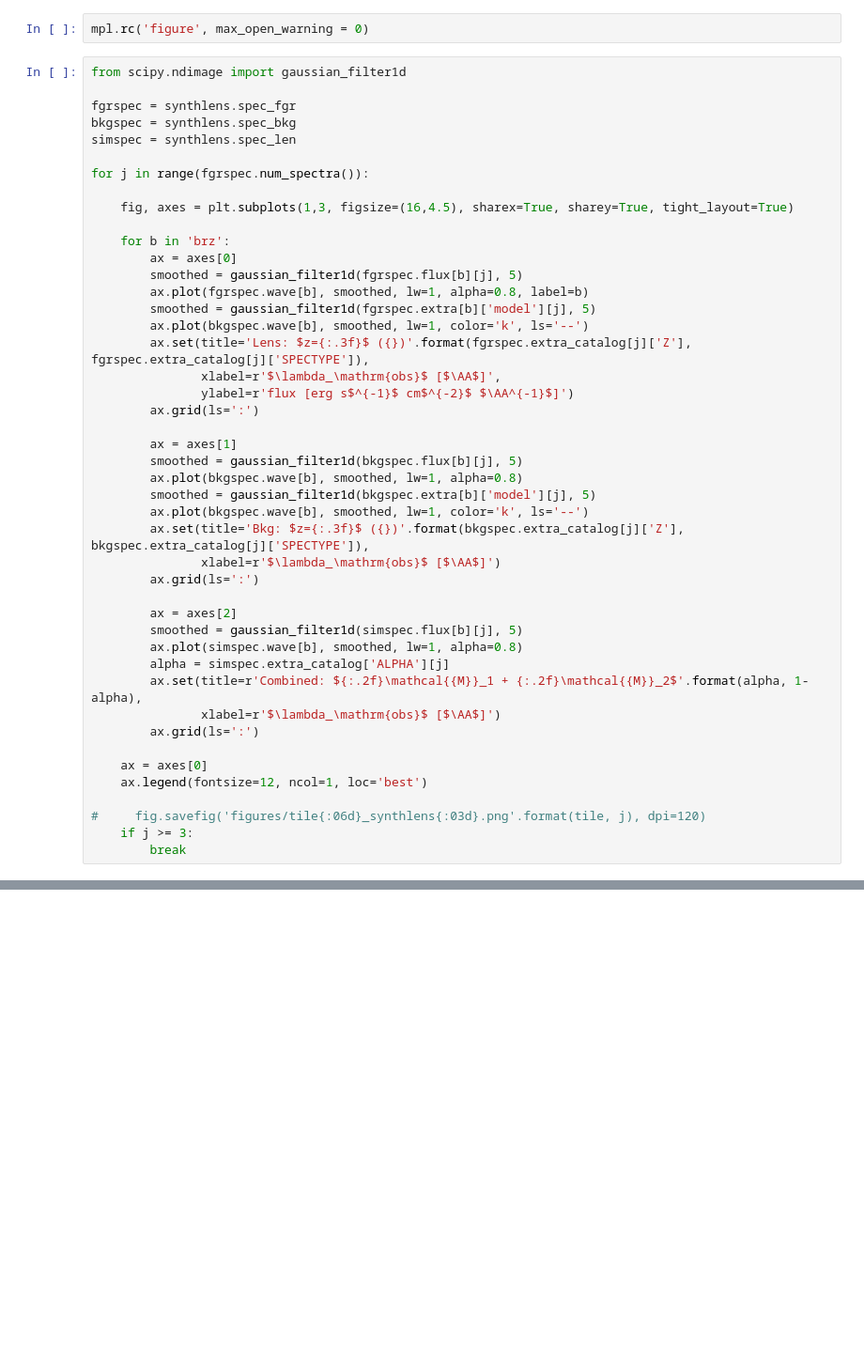
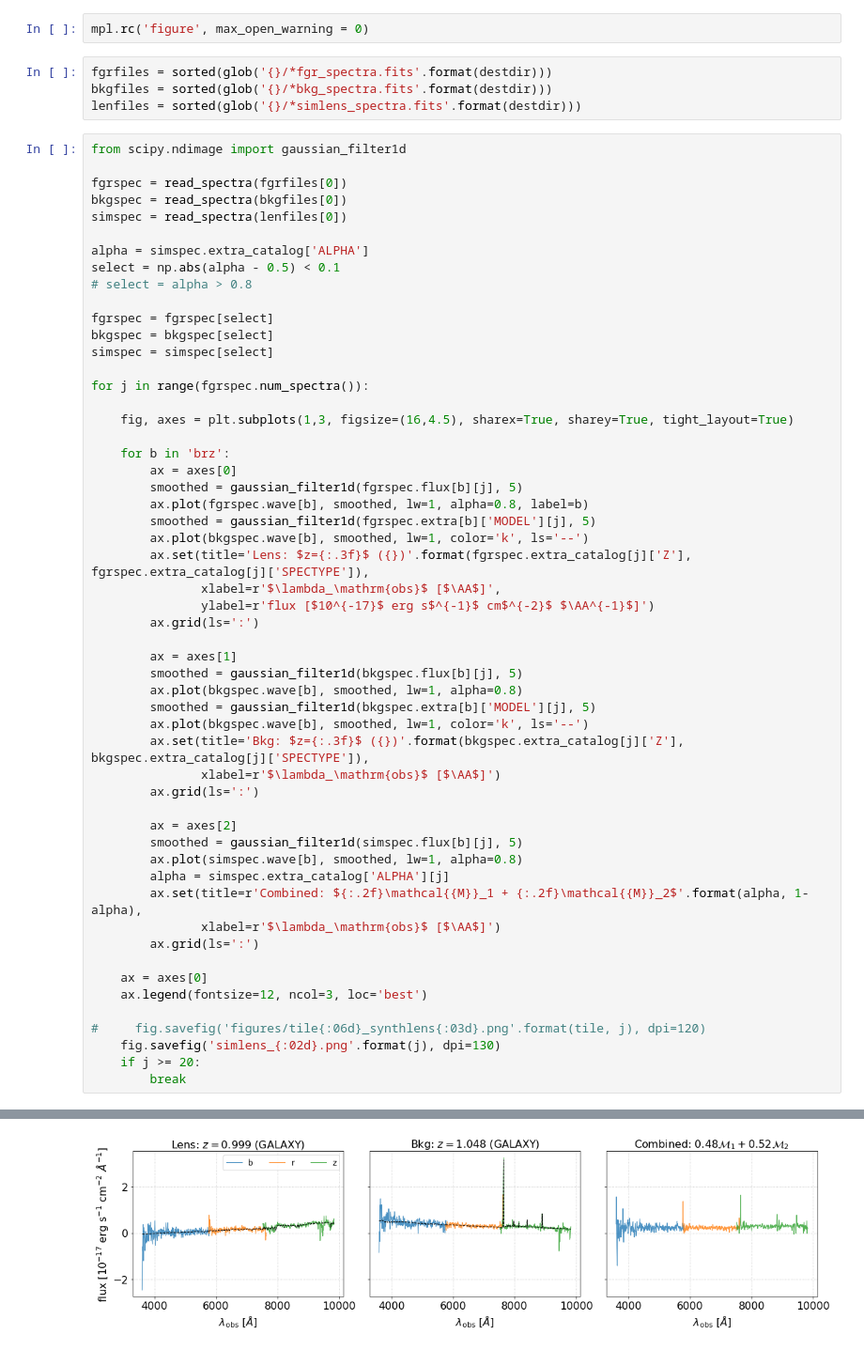
Before and after one commit to DESI-UR/stronglens, a Jupyter notebook: doc/nb/synthlens.ipynb, the cells around one changed output, grey strips where cells are left out. Shown at 94% size. Drawn from its saved outputs; the diff is of its cells as text; blank space fills up the shorter version.

```diff
--- a/doc/nb/synthlens.ipynb
+++ b/doc/nb/synthlens.ipynb
@@ -480,12 +818,24 @@ Generating strong lenses using TILE 1
 ### Make Plots
 # %%
 mpl.rc('figure', max_open_warning = 0)
+# %%
+fgrfiles = sorted(glob('{}/*fgr_spectra.fits'.format(destdir)))
+bkgfiles = sorted(glob('{}/*bkg_spectra.fits'.format(destdir)))
+lenfiles = sorted(glob('{}/*simlens_spectra.fits'.format(destdir)))
 # %%
 from scipy.ndimage import gaussian_filter1d
 
-fgrspec = synthlens.spec_fgr
-bkgspec = synthlens.spec_bkg
-simspec = synthlens.spec_len
+fgrspec = read_spectra(fgrfiles[0])
+bkgspec = read_spectra(bkgfiles[0])
+simspec = read_spectra(lenfiles[0])
+
+alpha = simspec.extra_catalog['ALPHA']
+select = np.abs(alpha - 0.5) < 0.1
+# select = alpha > 0.8
+
+fgrspec = fgrspec[select]
+bkgspec = bkgspec[select]
+simspec = simspec[select]
 
 for j in range(fgrspec.num_spectra()):
 
@@ -495,17 +845,17 @@ for j in range(fgrspec.num_spectra()):
         ax = axes[0]
         smoothed = gaussian_filter1d(fgrspec.flux[b][j], 5)
         ax.plot(fgrspec.wave[b], smoothed, lw=1, alpha=0.8, label=b)
-        smoothed = gaussian_filter1d(fgrspec.extra[b]['model'][j], 5)
+        smoothed = gaussian_filter1d(fgrspec.extra[b]['MODEL'][j], 5)
         ax.plot(bkgspec.wave[b], smoothed, lw=1, color='k', ls='--')
         ax.set(title='Lens: $z={:.3f}$ ({})'.format(fgrspec.extra_catalog[j]['Z'], fgrspec.extra_catalog[j]['SPECTYPE']),
                xlabel=r'$\lambda_\mathrm{obs}$ [$\AA$]',
-               ylabel=r'flux [erg s$^{-1}$ cm$^{-2}$ $\AA^{-1}$]')
+               ylabel=r'flux [$10^{-17}$ erg s$^{-1}$ cm$^{-2}$ $\AA^{-1}$]')
         ax.grid(ls=':')
 
         ax = axes[1]
         smoothed = gaussian_filter1d(bkgspec.flux[b][j], 5)
         ax.plot(bkgspec.wave[b], smoothed, lw=1, alpha=0.8)
-        smoothed = gaussian_filter1d(bkgspec.extra[b]['model'][j], 5)
+        smoothed = gaussian_filter1d(bkgspec.extra[b]['MODEL'][j], 5)
         ax.plot(bkgspec.wave[b], smoothed, lw=1, color='k', ls='--')
         ax.set(title='Bkg: $z={:.3f}$ ({})'.format(bkgspec.extra_catalog[j]['Z'], bkgspec.extra_catalog[j]['SPECTYPE']),
                xlabel=r'$\lambda_\mathrm{obs}$ [$\AA$]')
@@ -520,8 +870,10 @@ for j in range(fgrspec.num_spectra()):
         ax.grid(ls=':')
 
     ax = axes[0]
-    ax.legend(fontsize=12, ncol=1, loc='best')
+    ax.legend(fontsize=12, ncol=3, loc='best')
 
 #     fig.savefig('figures/tile{:06d}_synthlens{:03d}.png'.format(tile, j), dpi=120)
-    if j >= 3:
+    fig.savefig('simlens_{:02d}.png'.format(j), dpi=130)
+    if j >= 20:
         break
+# %% [output]
@@ -527,0 +883 @@ for j in range(fgrspec.num_spectra()):
+[figure, added]
```
Also changed, not shown: parts of 14 cells of this notebook.
